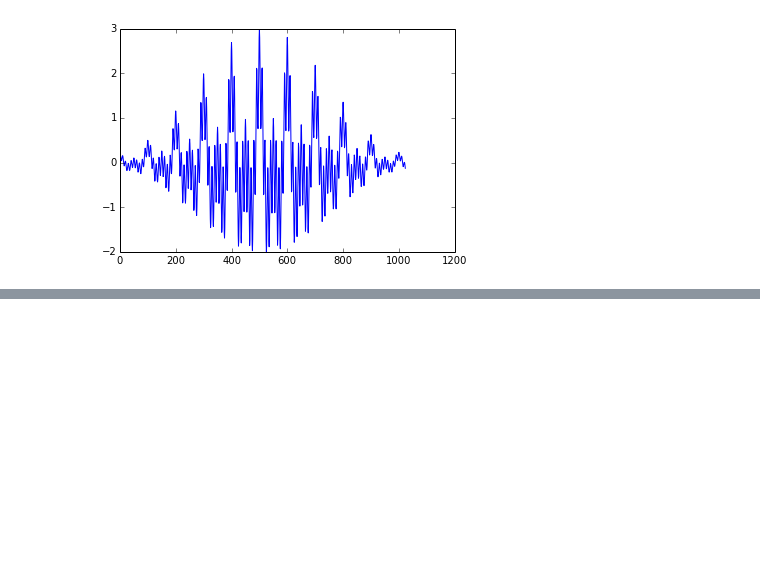
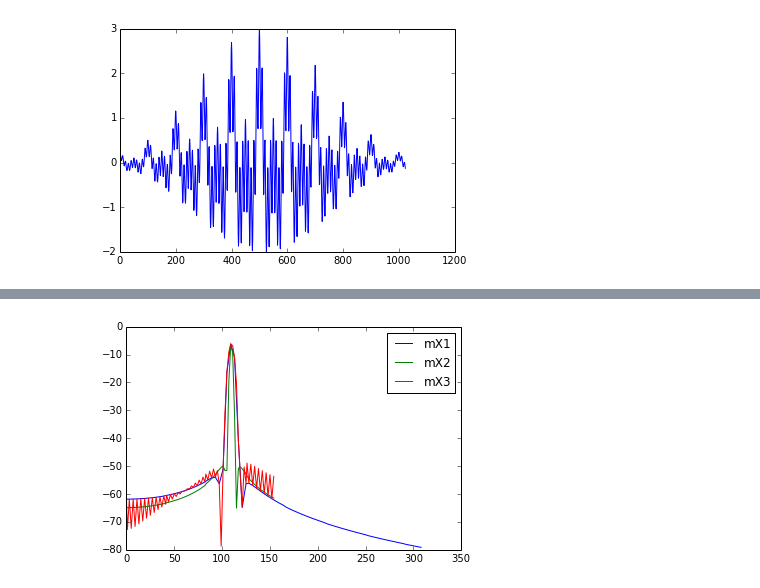
Before and after one commit to wcyuan/asp-class, a Jupyter notebook: notebook/asp-class A3.ipynb, the cells around one changed output, grey strips where cells are left out. Cells and saved outputs as stored; diff of their text form; code cells hidden in the pictures; blank space fills up the shorter version.

```diff
--- a/notebook/asp-class.ipynb
+++ b/notebook/asp-class A3.ipynb
@@ -198,0 +209,4 @@ plot(yfilt)
+# %%
+A3Part5.plot_cases(x[:512], 1000)
+# %% [output]
+[figure, added]
```
Also changed, not shown: parts of 6 cells of this notebook.
